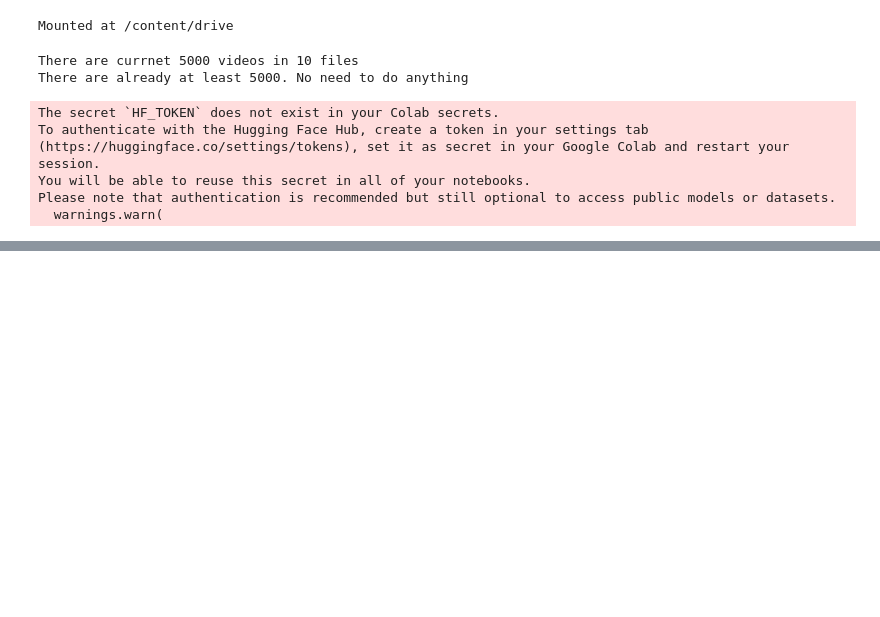
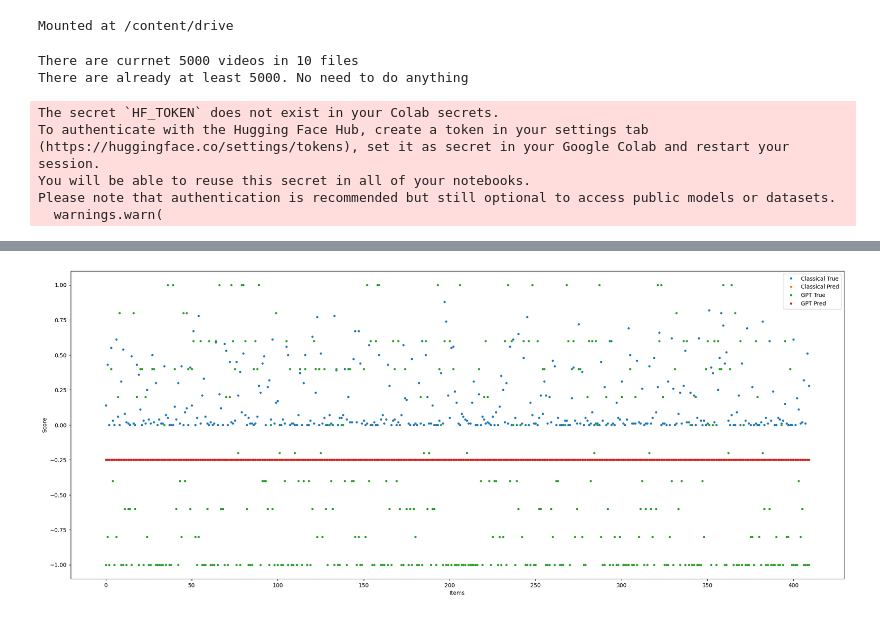
Before and after one commit to stavco9/nlp-final-project, a Jupyter notebook: main.ipynb, the cells around one changed output, grey strips where cells are left out. Cells and saved outputs as stored; diff of their text form; code cells hidden in the pictures; blank space fills up the shorter version.

```diff
--- a/main.ipynb
+++ b/main.ipynb
@@ -646,0 +581,39 @@ True values
+# %%
+def format_tensor(tensor_arr):
+  return [float("{:.2f}".format(x.item())) for x in tensor_arr]
+
+def print_tensor(tensor_arr):
+  true_score_items = format_tensor(tensor_arr)
+  start = 0
+  end = len(true_score_items)
+  step = 20
+  for i in range(start, end, step):
+      x = i
+      print(true_score_items[x:x+step])
+# %%
+import pandas as pd
+
+head = ["Classical True", "Classical Pred", "GPT True", "GPT Pred"]
+true_score_tensor_classical_float = format_tensor(model_classical.true_score)
+pred_score_tensor_classical_float = format_tensor(model_classical.pred_score)
+true_score_tensor_gpt_float = format_tensor(model_gpt.true_score)
+pred_score_tensor_gpt_float = format_tensor(model_gpt.pred_score)
+
+data = []
+
+for i in range(len(true_score_tensor_classical)):
+  data.append([true_score_tensor_classical_float[i], pred_score_tensor_classical_float[i], true_score_tensor_gpt_float[i], pred_score_tensor_gpt_float[i]])
+
+df_true_pred = pd.DataFrame(data, columns=head)
+# %%
+#
+# Metrics visualization - True vs Pred
+#
+
+import matplotlib.pyplot as plt
+df_true_pred.plot(style='.', figsize=(25,10))
+plt.xlabel("Items")
+plt.ylabel("Score")
+plt.show()
+# %% [output]
+[figure, added]
```
Also changed, not shown: parts of 12 cells of this notebook.
